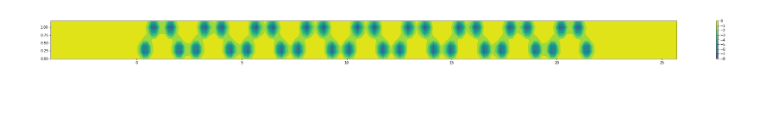
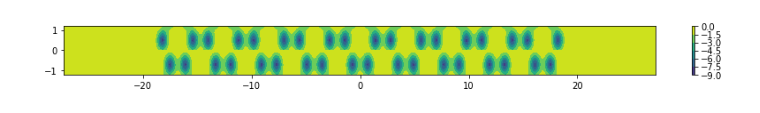
Before and after one commit to sangsoonoh/soliton_exciton, a Jupyter notebook: Kartashov/kartashov.ipynb, the cells around one changed output. Drawn from its saved outputs; the diff is of its cells as text; code cells hidden in the pictures.

```diff
--- a/Kartashov/kartashov.ipynb
+++ b/Kartashov/kartashov.ipynb
@@ -43,5 +48,5 @@ $$
 # %%
-#constructing R function for lattice of gaussians
+#Define R(x,y) function for lattice of gaussians
 
 import numpy as np
 import matplotlib.pyplot as plt
@@ -50,48 +55,57 @@ from matplotlib.ticker import LinearLocator
 
 # PRL 119, 253904 (2017)
 #https://doi.org/10.1103/PhysRevLett.119.253904
 
-a = 1.4 #lattice constant
-b = a/np.sqrt(3)
+a = 1.4*np.sqrt(3) #lattice constant
+b = a/np.sqrt(3) # this is variable 'a' in the paper
 uc_pillars = [(0,0),       (0.5*b, 0.5*np.sqrt(3)*b),
              (1.5*b,0.5*np.sqrt(3)*b), (2*b,0)]
              #4 pillars' coordinates in the rectangular unit cell
 cell_width = np.sqrt(3)*a
 cell_height = a
+num_cells = 9
+paddingx = cell_width*2
+#supercell width and height
+Lx = 2*paddingx + cell_width*num_cells
+Ly = cell_height
 
 def principaly(y):
     return np.abs(cell_height*(y/cell_height-np.floor(y/cell_height)))
 
 def pillar(coord,pillarindex):
     x,y = coord
     i,j = pillarindex
     ym = j*cell_height + uc_pillars[i%4][1]             + a/np.sqrt(24)
     xm = np.floor(i/4)*cell_width + uc_pillars[i%4][0]  + a/np.sqrt(12)
 
-    p=8
-    d=.25
+    p= 8
+    d=.5
     return -p*np.exp(-((x-xm)**2+(y-ym)**2)/d**2)
 
-def R(x,y):
-    x += cell_width*9/2
-    # y += cell_height/2
+def R(xx,y):
+    x = xx + cell_width*num_cells/2
     total = np.zeros_like(x)
     y = principaly(y)
-    for i in np.arange(0,len(uc_pillars)*9):
+    for i in np.arange(0,len(uc_pillars)*num_cells):
         total += pillar( (x,y) , pillarindex=(i,0) )
     return total
 
-x_ = np.arange(-15, 15, 0.2)
-y_ = np.arange(0, cell_height, 0.2)
-x_, y_ = np.meshgrid(x_, y_)
+def show_R():
 
-r_ = R(x_,y_)
+    x_ = np.linspace(-Lx/2, Lx/2, 400,endpoint=False)
+    y_ = np.linspace(-Ly/2, Ly/2, 100,endpoint=False)
+    x_, y_ = np.meshgrid(x_, y_)
 
-plt.figure(figsize=(40,2))
-h = plt.contourf(x_, y_, r_)
+    r_ = R(x_,y_)
 
-plt.colorbar()
-plt.clim(-10,0)
-plt.show()
+    # print(r_)
+
+    plt.figure(figsize=(15,1))
+    h = plt.contourf(x_, y_, r_)
+
+    plt.colorbar()
+    plt.clim(-10,0)
+    plt.show()
+show_R()
 # %% [output]
-[figure, old version]
+[figure, new version]
```
Also changed, not shown: parts of 5 cells of this notebook.
